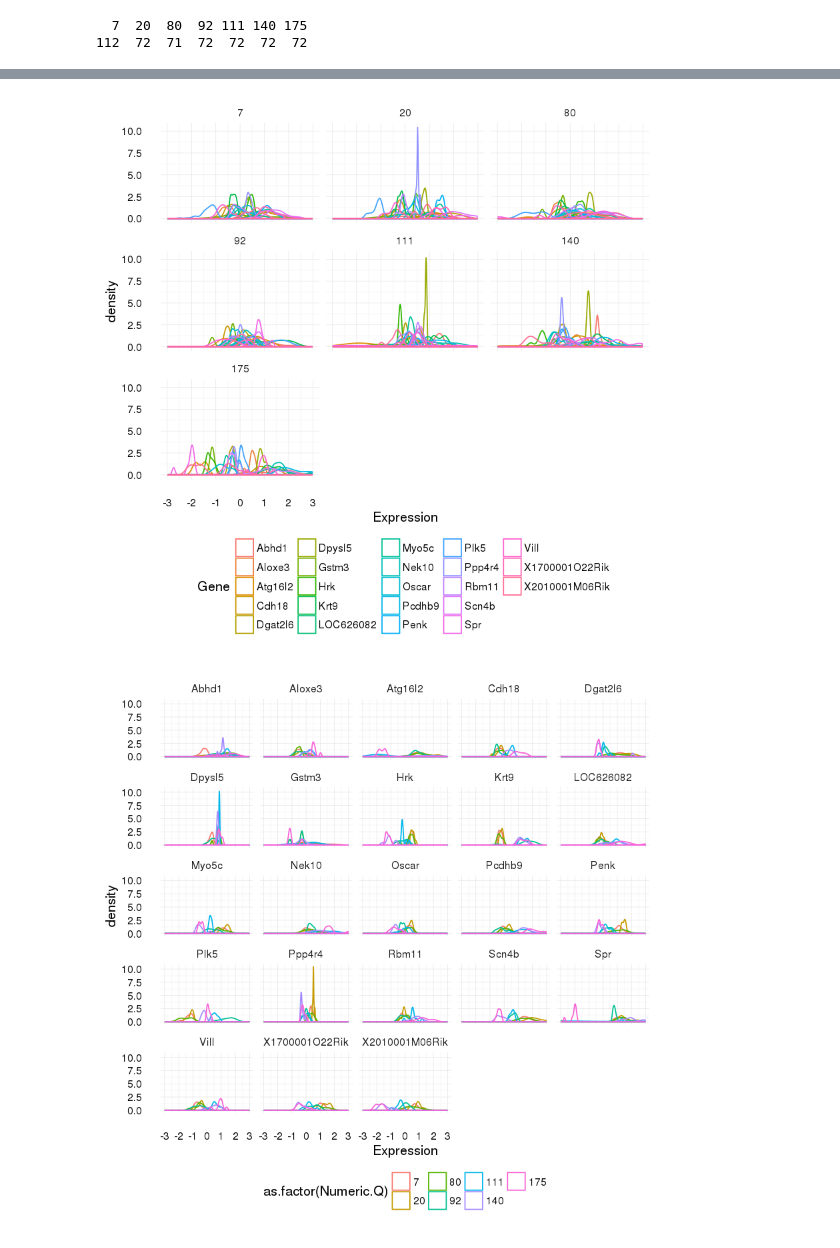
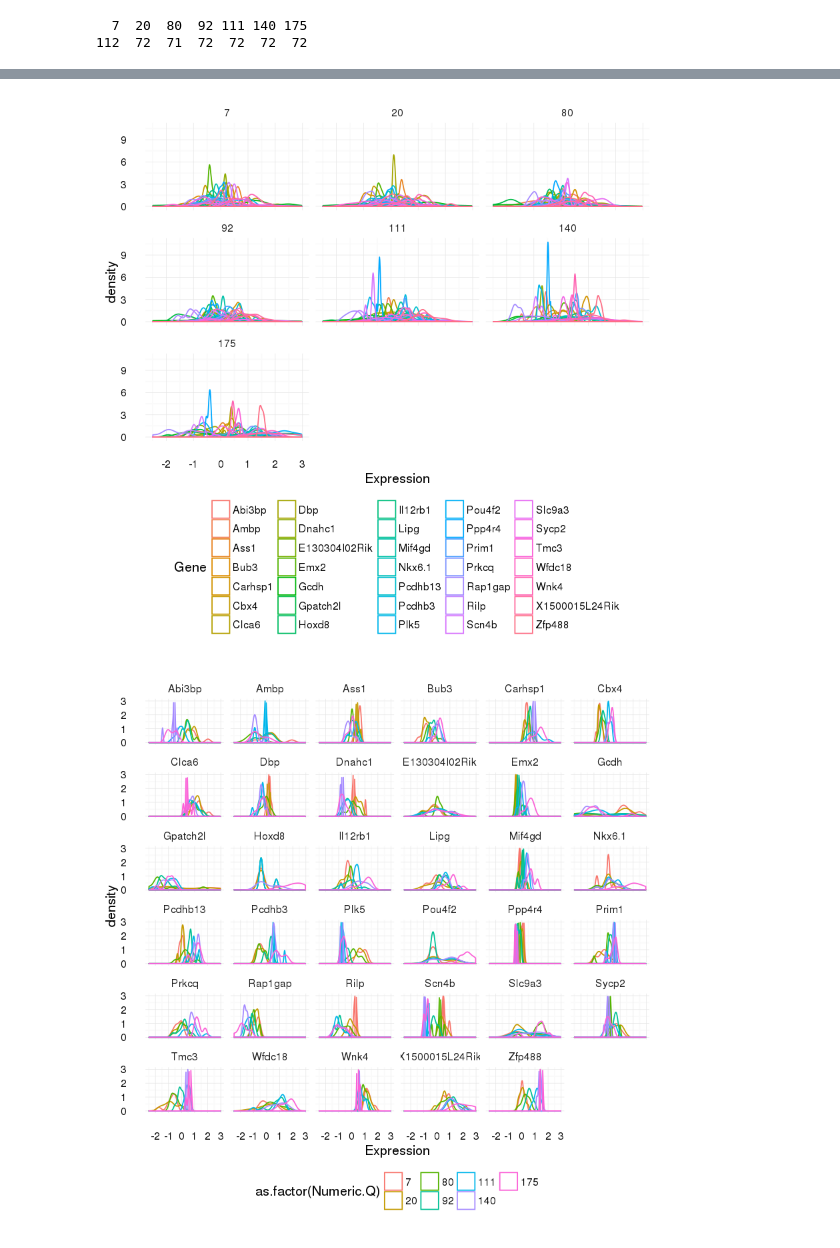
Before and after one commit to donovanr/shared_jupyter_notebooks, a Jupyter notebook: htg_mouse_degs.ipynb, the cells around one changed output, grey strips where cells are left out. Cells and saved outputs as stored; diff of their text form; code cells hidden in the pictures.

```diff
--- a/htg_mouse_degs.ipynb
+++ b/htg_mouse_degs.ipynb
@@ -84,6 +84,18 @@ data_subset_striatum_6 <- filter(all_mrna_data_npn,
                     Month == 6
                     )
 dim(data_subset_striatum_6)
+
+data_subset_cortex_10 <- filter(all_mrna_data_npn,
+                    Tissue == "cortex",
+                    Month == 10
+                    )
+dim(data_subset_cortex_10)
+
+data_subset_striatum_10 <- filter(all_mrna_data_npn,
+                    Tissue == "striatum",
+                    Month == 10
+                    )
+dim(data_subset_striatum_10)
 # %% [output]
 [1]    56 23362
 [1]    96 23362
@@ -99,7 +113,7 @@ hist(data_subset_striatum_6$Genotyped.CAG, breaks=50)
 # %%
-y <- data_subset_striatum_6$Genotyped.CAG
-y_q <- data_subset_striatum_6$Numeric.Q
-X <- as.matrix(data_subset_striatum_6[-c(1:11)])
+y <- data_subset_striatum_10$Genotyped.CAG
+y_q <- data_subset_striatum_10$Numeric.Q
+X <- as.matrix(data_subset_striatum_10[-c(1:11)])
 length(y)
 dim(X)
 # %% [output]
@@ -160,5 +174,5 @@ plot(fit.cv)
 # %%
-fit = glmnet(X_test_train, y_test_train, alpha = 0.7, family = 'gaussian')
+fit = glmnet(X_test_train, y_test_train, alpha = 0.5, family = 'gaussian')
 # %%
 plot(fit)
 # %% [output]
@@ -259,13 +273,13 @@ p_deg <- ggplot(deg_df_tidy) +
 
 p_deg + facet_wrap(~ Numeric.Q)
 # %% [output]
-[figure, old version]
+[figure, new version]
 # %%
 p_deg <- ggplot(deg_df_tidy) +
     geom_density(aes(Expression, colour = as.factor(Numeric.Q))) +
     theme_minimal() +
     theme(legend.position = "bottom")
 
-p_deg + facet_wrap(~ Gene)
+p_deg + facet_wrap(~ Gene) + ylim(0,3)
 # %% [output]
-[figure, old version]
+[figure, new version]
```
Also changed, not shown: parts of 21 cells of this notebook.
